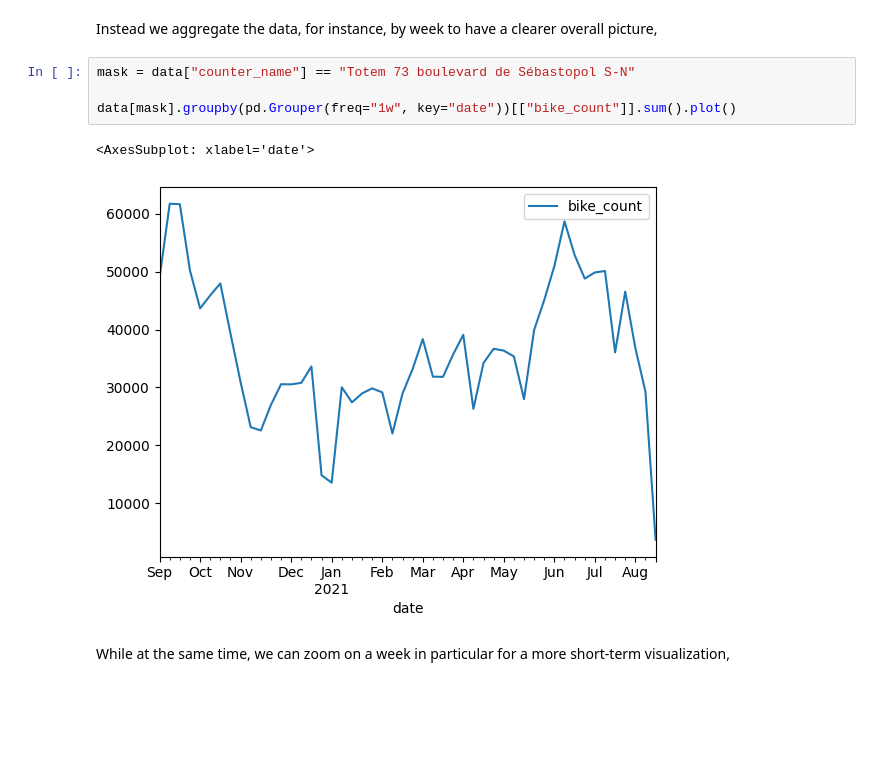
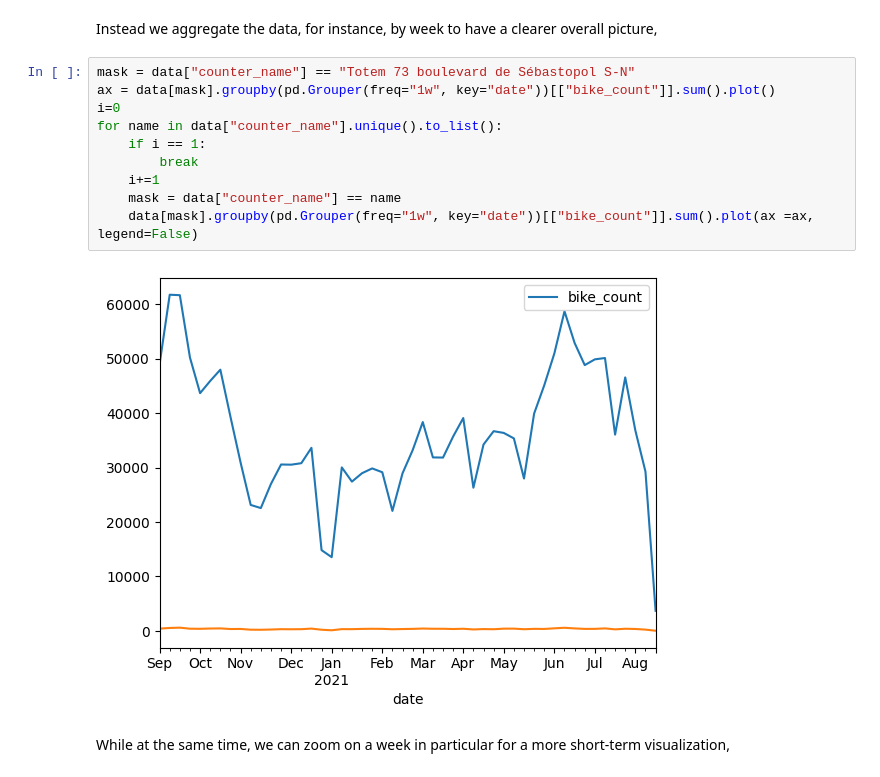
Before and after one commit to mat10599/bike_counters, a Jupyter notebook: bike_counters_starting_kit.ipynb, the cells around one changed output. Drawn from its saved outputs; the diff is of its cells as text; blank space fills up the shorter version.

```diff
--- a/bike_counters_starting_kit.ipynb
+++ b/bike_counters_starting_kit.ipynb
@@ -230,11 +212,16 @@ data[mask].plot(x="date", y="bike_count")
 Instead we aggregate the data, for instance, by week to have a clearer overall picture,
 # %%
 mask = data["counter_name"] == "Totem 73 boulevard de Sébastopol S-N"
-
-data[mask].groupby(pd.Grouper(freq="1w", key="date"))[["bike_count"]].sum().plot()
+ax = data[mask].groupby(pd.Grouper(freq="1w", key="date"))[["bike_count"]].sum().plot()
+i=0
+for name in data["counter_name"].unique().to_list():
+    if i == 1:
+        break
+    i+=1
+    mask = data["counter_name"] == name
+    data[mask].groupby(pd.Grouper(freq="1w", key="date"))[["bike_count"]].sum().plot(ax =ax, legend=False)
 # %% [output]
-<AxesSubplot: xlabel='date'>
-[figure, old version]
+[figure, new version]
 # %% [markdown]
 While at the same time, we can zoom on a week in particular for a more short-term visualization,
 # %%
```
Also changed, not shown: parts of 17 cells of this notebook, 2 other files.
